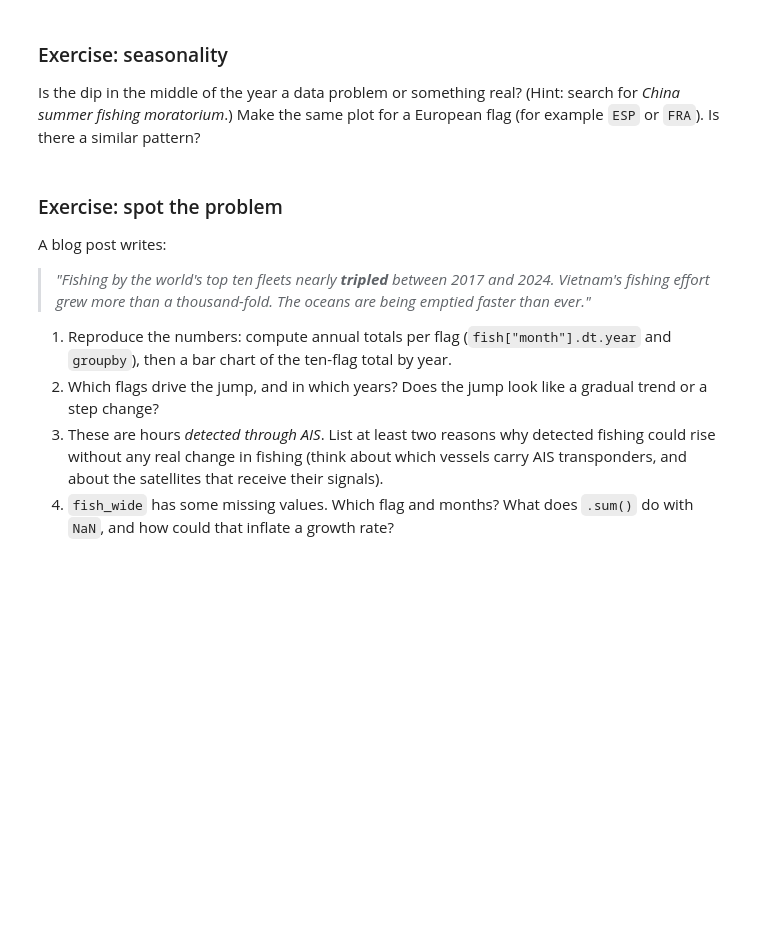
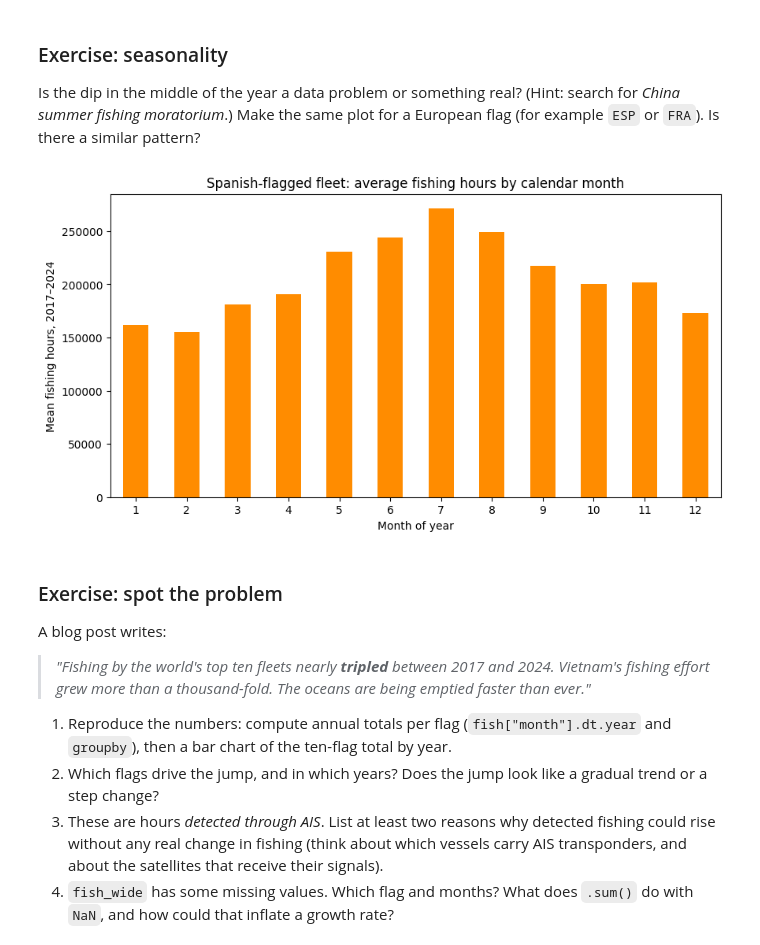
Before and after one commit to christy040406-maker/QM2, a Jupyter notebook: notebooks/W02. Pandas.ipynb, the cells around one changed output. Saved outputs shown, nothing was run; the diff lists cells and outputs as text; code cells hidden in the pictures; blank space fills up the shorter version.

```diff
--- a/notebooks/W02. Pandas.ipynb
+++ b/notebooks/W02. Pandas.ipynb
@@ -1089,6 +1089,23 @@ plt.show()
 ### Exercise: seasonality
 
 Is the dip in the middle of the year a data problem or something real? (Hint: search for *China summer fishing moratorium*.) Make the same plot for a European flag (for example `ESP` or `FRA`). Is there a similar pattern?
+# %%
+esp = fish[fish["flag"] == "ESP"]
+
+esp.groupby(
+    esp["month"].dt.month
+)["fishing_hours"].mean().plot(
+    kind="bar",
+    color="darkorange"
+)
+
+plt.xlabel("Month of year")
+plt.ylabel("Mean fishing hours, 2017–2024")
+plt.title("Spanish-flagged fleet: average fishing hours by calendar month")
+plt.xticks(rotation=0)
+plt.show()
+# %% [output]
+[figure, added]
 # %% [markdown]
 ### Exercise: spot the problem
 
```
Also changed, not shown: parts of 1 cell of this notebook.
